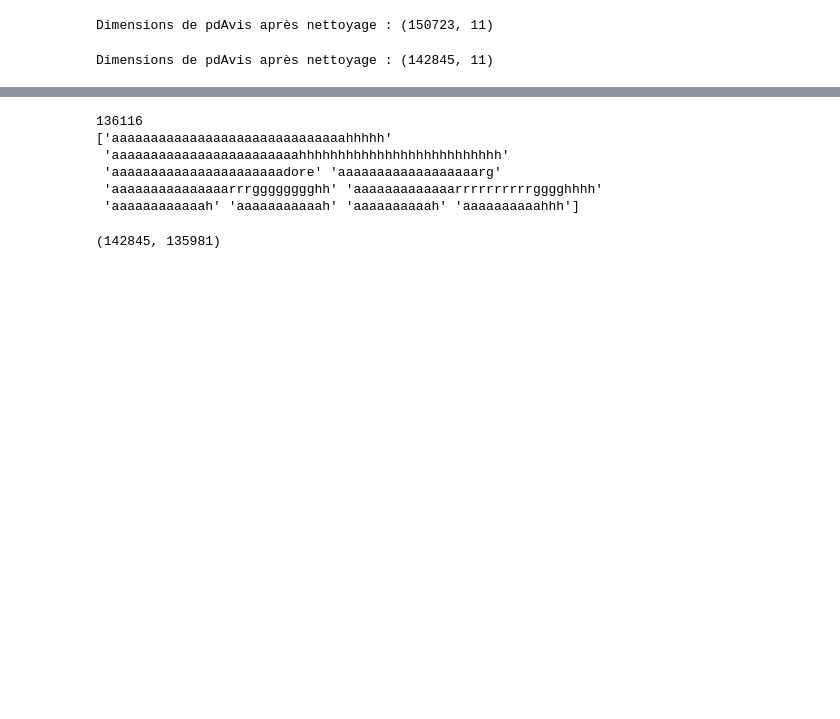
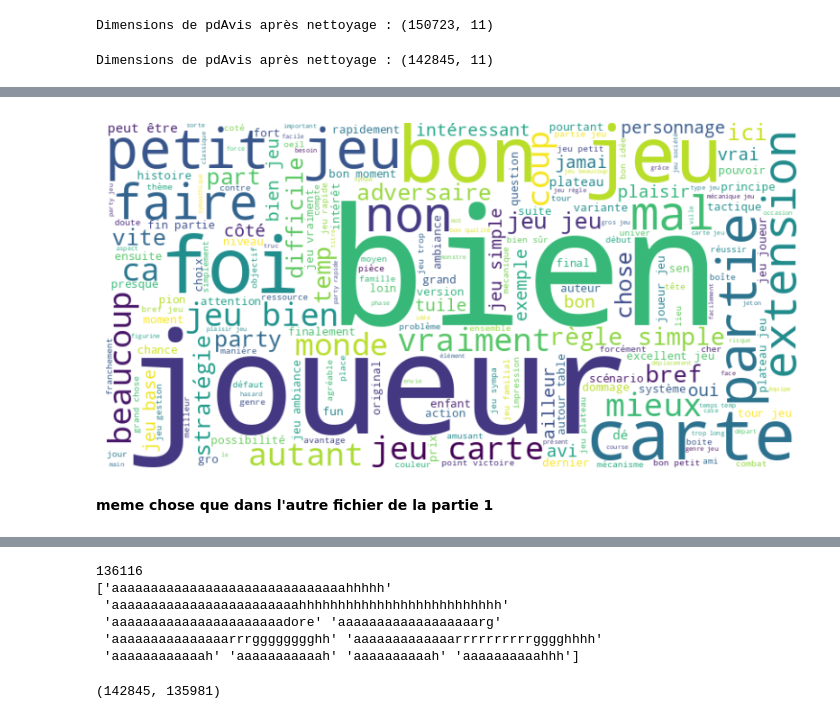
Before and after one commit to BidoElguindy/PLDAC-RECO, a Jupyter notebook: analyse_commentaire.ipynb, the cells around one changed output, grey strips where cells are left out. Saved outputs shown, nothing was run; the diff lists cells and outputs as text; code cells hidden in the pictures; blank space fills up the shorter version.

```diff
--- a/analyse_commentaire.ipynb
+++ b/analyse_commentaire.ipynb
@@ -483,0 +229,7 @@ Curieusement je n'ai pas trouvé le livret de règles très bien fait pour un je
+# %%
+# Filtrer les jeux avec au moins 2 commentaires --> Difficile à recommander intelligemment (trop peu d’infos)
+print(f"Dimensions de pdAvis avant nettoyage : {pdAvis.shape}")
+game_counts = pdAvis['title'].value_counts()
+valid_games = game_counts[game_counts >= 2].index
+pdAvis = pdAvis[pdAvis['title'].isin(valid_games)]
+print(f"Dimensions de pdAvis après nettoyage : {pdAvis.shape}")
@@ -496,0 +309,11 @@ def preprocess(text):
+# %%
+nlp = spacy.load('fr_core_news_sm')
+from spacy.lang.fr.stop_words import STOP_WORDS as fr_stop
+
+def filtrer_commentaire(commentaire):
+    doc = nlp(commentaire) #tokenization
+    pos_exclues = ['DET', 'CONJ', 'PRON', 'ADP', 'CCONJ', 'PUNCT', 'VERB'] #enlever toutes ces choses (+ verbes)
+    mots_filtres = [token.lemma_ for token in doc if token.pos_ not in pos_exclues and token.lemma_ not in fr_stop]
+    return ' '.join(mots_filtres)
+# %%
+pdAvis['comment_clean'] = pdAvis['comment'].apply(filtrer_commentaire)
@@ -496,0 +338,16 @@ def preprocess(text):
+# %%
+# Concaténer tous les commentaires nettoyés
+text = " ".join(pdAvis["comment_clean"])
+
+# Générer le wordcloud
+wordcloud = WordCloud(width=800, height=400, background_color="white").generate(text)
+
+# Afficher le wordcloud
+plt.figure(figsize=(10,5))
+plt.imshow(wordcloud, interpolation="bilinear")
+plt.axis("off")
+plt.show()
+# %% [output]
+[figure, added]
+# %% [markdown]
+**meme chose que dans l'autre fichier de la partie 1**
```
Also changed, not shown: parts of 112 cells of this notebook.
